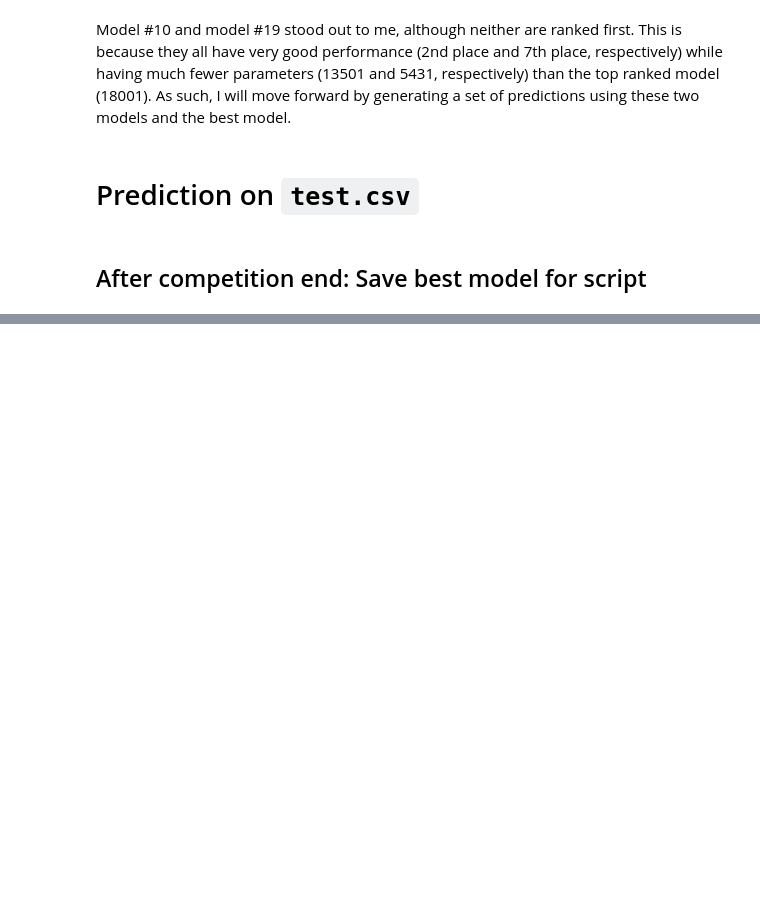
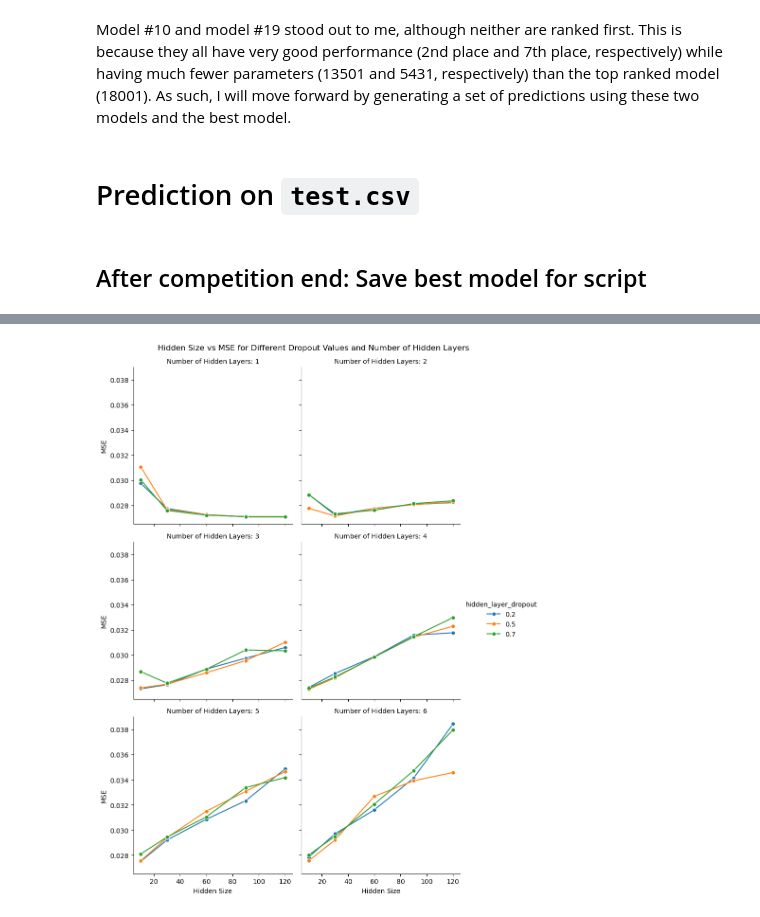
Before and after one commit to andywang0321/Amazon_Sales_Prediction, a Jupyter notebook: python/finegrained_modelling.ipynb, the cells around one changed output, grey strips where cells are left out. Drawn from its saved outputs; the diff is of its cells as text; code cells hidden in the pictures; blank space fills up the shorter version.

```diff
--- a/python/finegrained_modelling.ipynb
+++ b/python/finegrained_modelling.ipynb
@@ -482,0 +548,16 @@ torch.save(model_1.state_dict(), model_save_path)
+# %%
+import seaborn as sns
+
+# Plotting using seaborn
+g = sns.FacetGrid(result_df, col="num_hidden_layers", hue="hidden_layer_dropout", height=4, aspect=1, col_wrap=2)
+g.map(sns.lineplot, "hidden_size", "mse", marker="o")
+
+g.add_legend()
+g.set_axis_labels("Hidden Size", "MSE")
+g.set_titles("Number of Hidden Layers: {col_name}")#, size=15)
+plt.subplots_adjust(top=0.94)
+g.fig.suptitle("Hidden Size vs MSE for Different Dropout Values and Number of Hidden Layers")#, size=20)
+
+plt.show()
+# %% [output]
+[figure, added]
```
Also changed, not shown: parts of 4 cells of this notebook, 19 other files.
